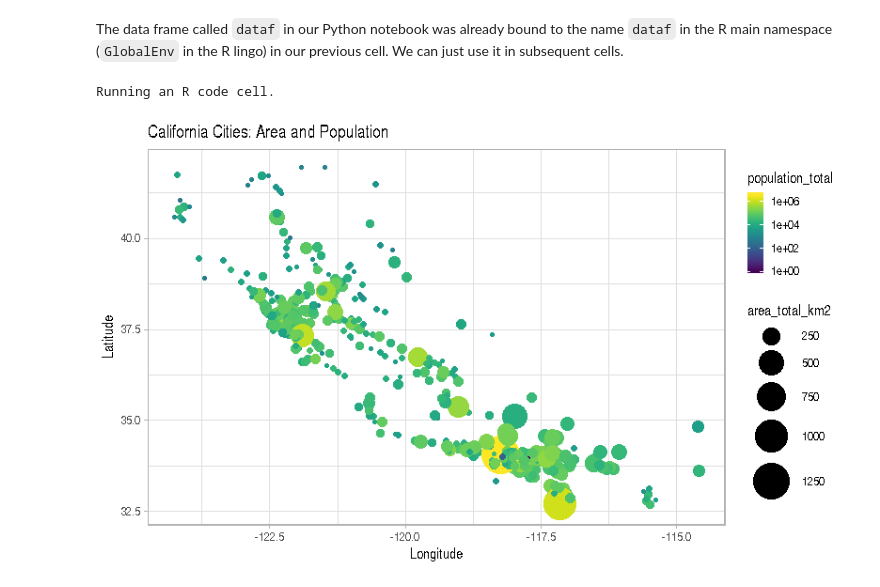
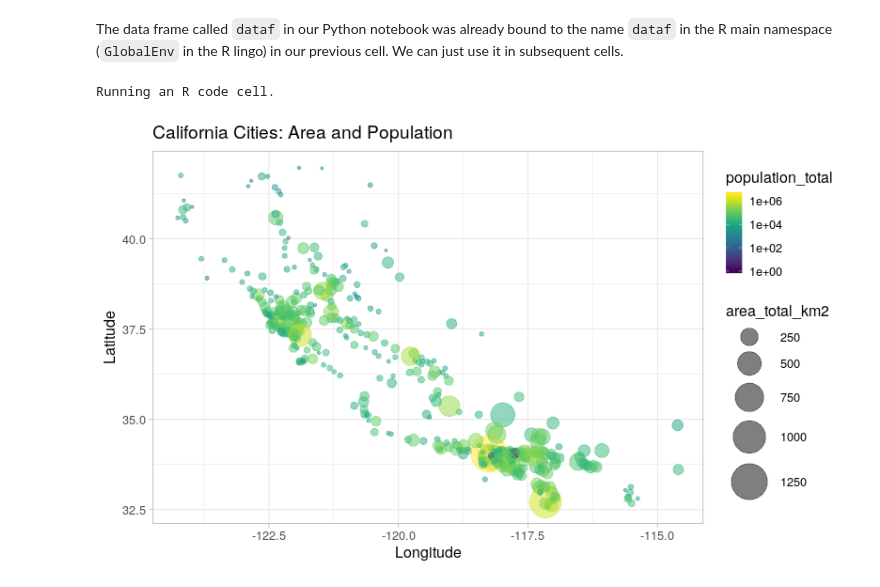
Before and after one commit to rpy2/rpy2.github.io, a Jupyter notebook: doc/latest/html/_static/notebooks/jupyter.ipynb, the cells around one changed output. Cells and saved outputs as stored; diff of their text form; code cells hidden in the pictures.

```diff
--- a/doc/latest/html/_static/notebooks/jupyter.ipynb
+++ b/doc/latest/html/_static/notebooks/jupyter.ipynb
@@ -163,24 +213,23 @@ The data frame called `dataf` in our Python notebook was already bound to the na
 `dataf` in the R main namespace (`GlobalEnv` in the R lingo) in our previous cell.
 We can just use it in subsequent cells.
 # %%
-%%R -w 800
+%%R -w 800 --type=cairo
 
 cat("Running an R code cell.\n")
 
 p <- ggplot(dataf) +
      aes_string(x = 'longd',
                 y = 'latd',
                 color = 'population_total',
                 size = 'area_total_km2') +
-     # TODO: alpha appears broken here.
-     geom_point() +
+     geom_point(alpha = 0.5) +
      scale_x_continuous('Longitude') +
      scale_y_continuous('Latitude') +
      scale_size(range = c(1, 18)) +
      scale_color_viridis(trans='log10') +
      ggtitle('California Cities: Area and Population') +
      theme_light(base_size=16)
 print(p)
 # %% [output]
 Running an R code cell.
-[figure, old version]
+[figure, new version]
```
Also changed, not shown: parts of 14 cells of this notebook, 38 other files.
